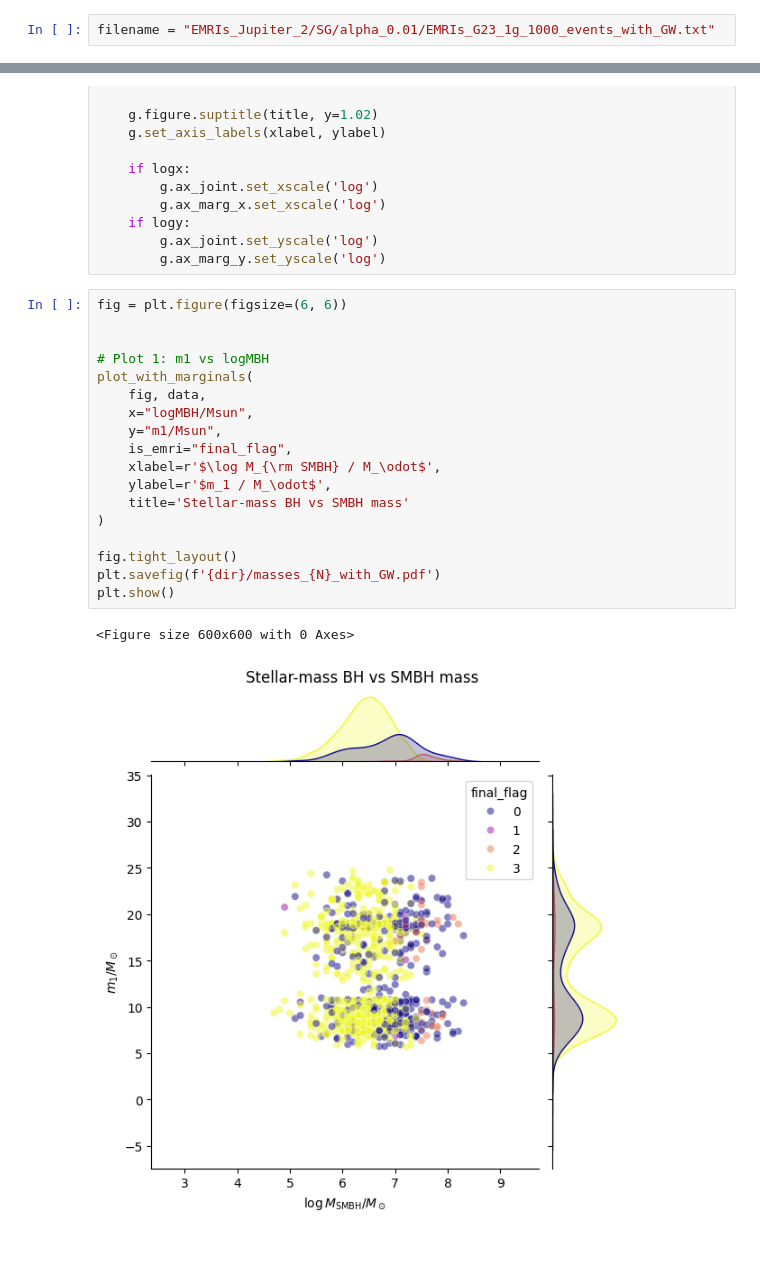
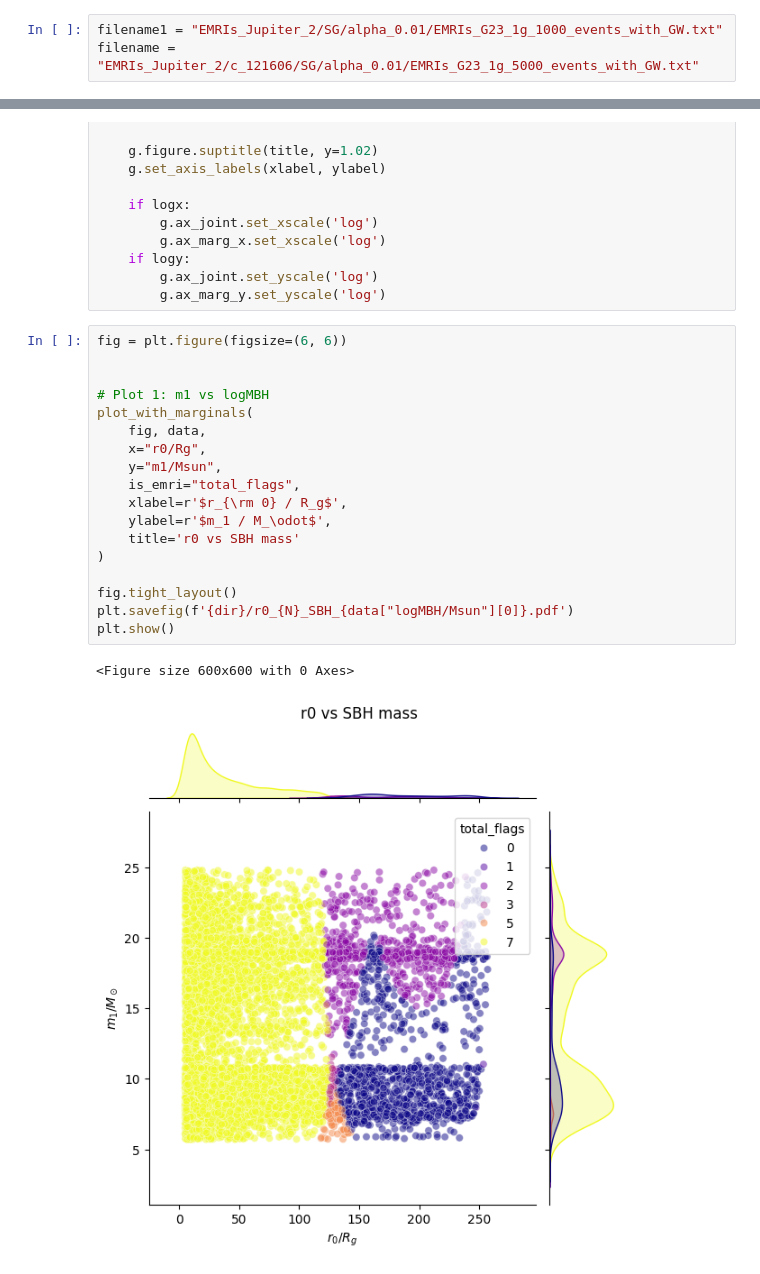
Before and after one commit to jt-stevenson/EMRIs_test, a Jupyter notebook: EMRIs_plots.ipynb, the cells around one changed output, grey strips where cells are left out. Drawn from its saved outputs; the diff is of its cells as text.

Commit message:
improved plotting

```diff
--- a/EMRIs_plots.ipynb
+++ b/EMRIs_plots.ipynb
@@ -9,7 +9,8 @@ import binary_formation_distribution_V8 as myscript
 import NT_disk_Eqns_V1 as jscript
 import pagn.constants as ct
 # %%
-filename = "EMRIs_Jupiter_2/SG/alpha_0.01/EMRIs_G23_1g_1000_events_with_GW.txt"
+filename1 = "EMRIs_Jupiter_2/SG/alpha_0.01/EMRIs_G23_1g_1000_events_with_GW.txt"
+filename = "EMRIs_Jupiter_2/c_121606/SG/alpha_0.01/EMRIs_G23_1g_5000_events_with_GW.txt"
 # %%
 with open(filename) as f:
     lines = f.readlines()
@@ -282,24 +366,24 @@ def plot_with_marginals(fig, data, x, y, is_emri, xlabel, ylabel, title, logx=Fa
 # %%
 fig = plt.figure(figsize=(6, 6))
 
 
 # Plot 1: m1 vs logMBH
 plot_with_marginals(
     fig, data,
-    x="logMBH/Msun",
+    x="r0/Rg",
     y="m1/Msun",
-    is_emri="final_flag",
-    xlabel=r'$\log M_{\rm SMBH} / M_\odot$',
+    is_emri="total_flags",
+    xlabel=r'$r_{\rm 0} / R_g$',
     ylabel=r'$m_1 / M_\odot$',
-    title='Stellar-mass BH vs SMBH mass'
+    title='r0 vs SBH mass'
 )
 
 fig.tight_layout()
-plt.savefig(f'{dir}/masses_{N}_with_GW.pdf')
+plt.savefig(f'{dir}/r0_{N}_SBH_{data["logMBH/Msun"][0]}.pdf')
 plt.show()
 # %% [output]
 <Figure size 600x600 with 0 Axes>
-[figure, old version]
+[figure, new version]
 # %%
 fig = plt.figure(figsize=(6, 6))
 
```
Also changed, not shown: parts of 13 cells of this notebook, 2 other files.
